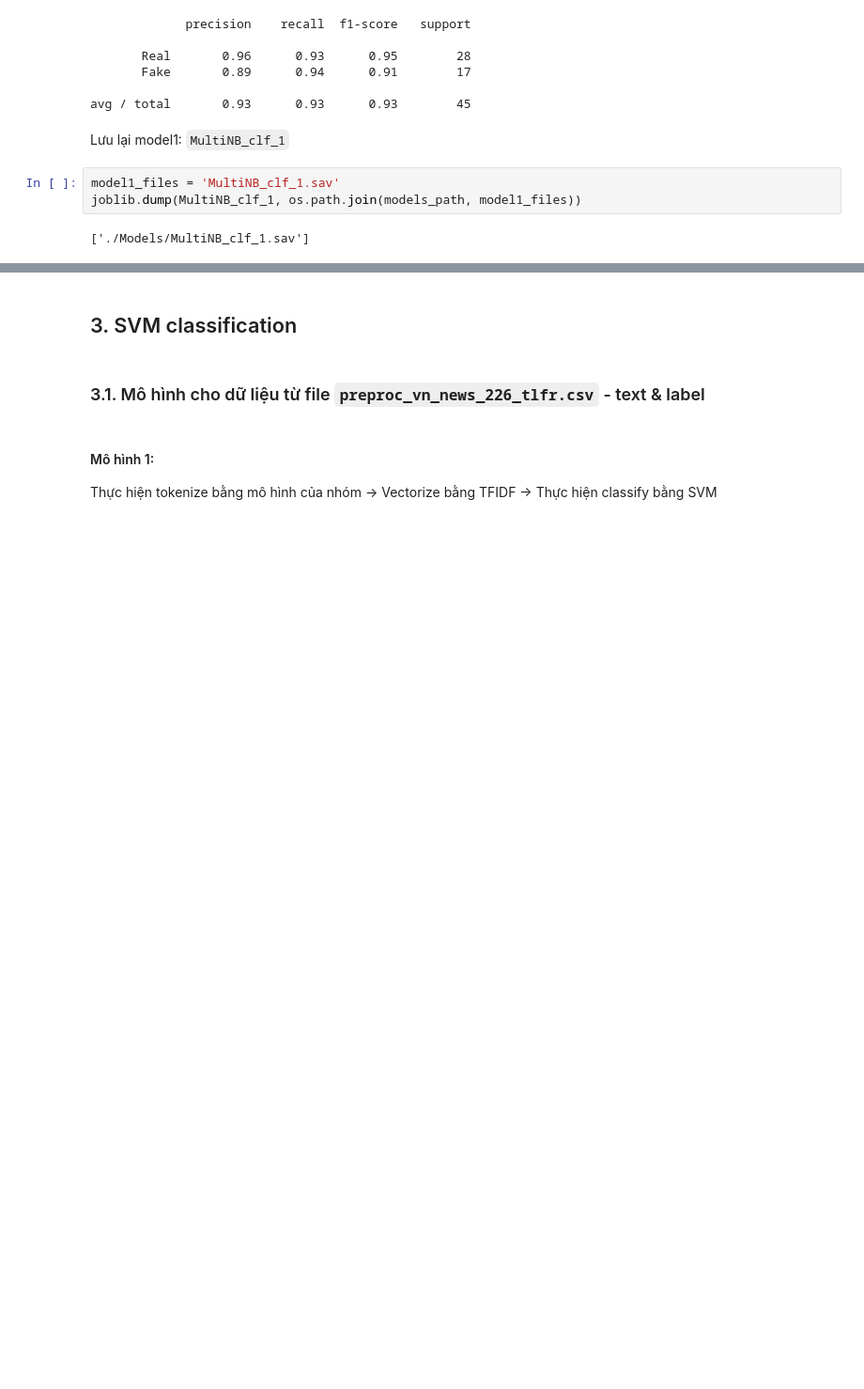
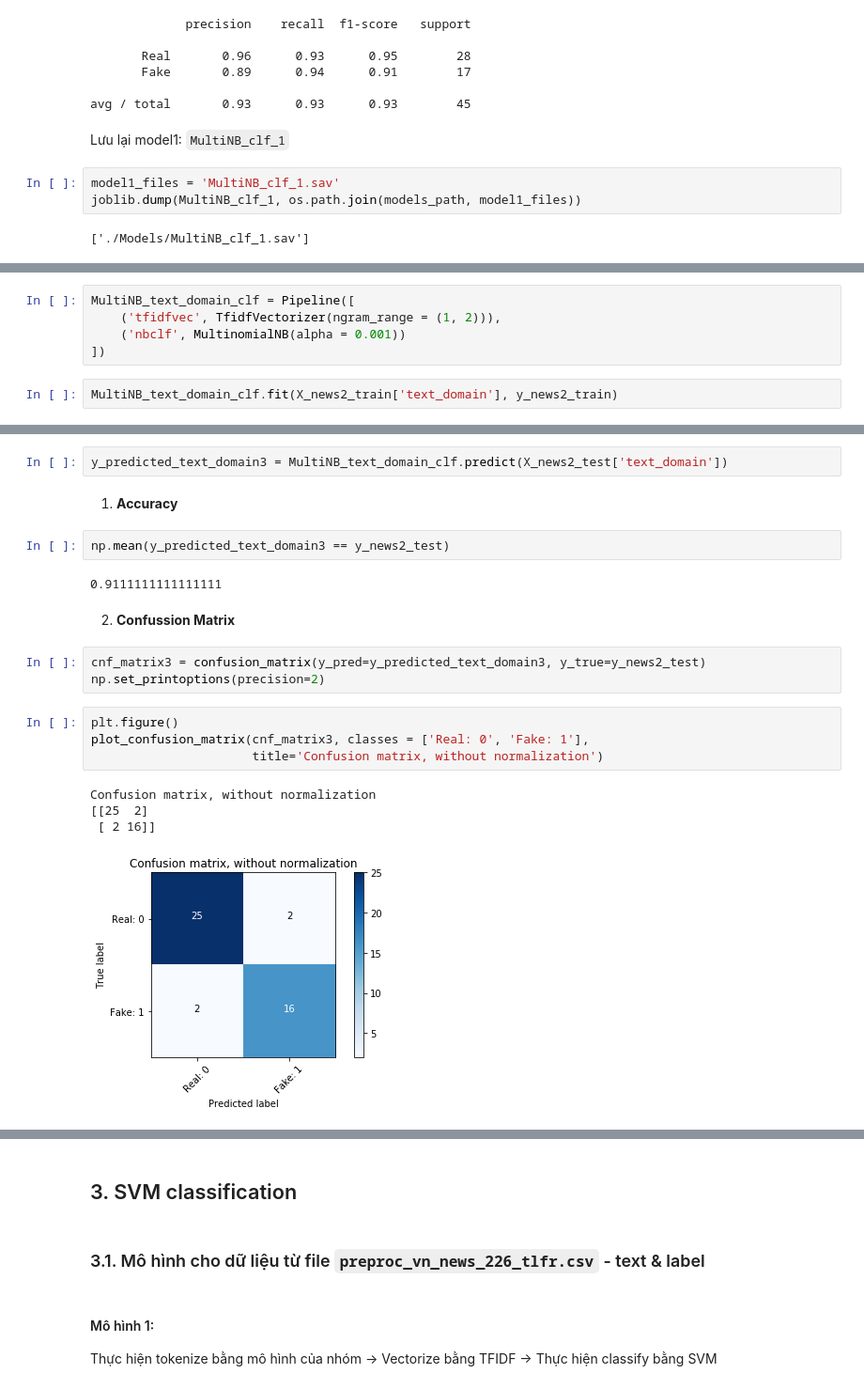
Before and after one commit to nightfury1103/vfnd-fake-news-experiences, a Jupyter notebook: classification_model.ipynb, the cells around one changed output, grey strips where cells are left out. Shown at 94% size. Cells and saved outputs as stored; diff of their text form; blank space fills up the shorter version.

```diff
--- a/classification_model.ipynb
+++ b/classification_model.ipynb
@@ -186,0 +444,7 @@ joblib.dump(MultiNB_clf_1, os.path.join(models_path, model1_files))
+# %%
+MultiNB_text_domain_clf = Pipeline([
+    ('tfidfvec', TfidfVectorizer(ngram_range = (1, 2))),
+    ('nbclf', MultinomialNB(alpha = 0.001))
+])
+# %%
+MultiNB_text_domain_clf.fit(X_news2_train['text_domain'], y_news2_train)
@@ -186,0 +460,22 @@ joblib.dump(MultiNB_clf_1, os.path.join(models_path, model1_files))
+# %%
+y_predicted_text_domain3 = MultiNB_text_domain_clf.predict(X_news2_test['text_domain'])
+# %% [markdown]
+1. __Accuracy__
+# %%
+np.mean(y_predicted_text_domain3 == y_news2_test)
+# %% [output]
+0.9111111111111111
+# %% [markdown]
+2. __Confussion Matrix__
+# %%
+cnf_matrix3 = confusion_matrix(y_pred=y_predicted_text_domain3, y_true=y_news2_test)
+np.set_printoptions(precision=2)
+# %%
+plt.figure()
+plot_confusion_matrix(cnf_matrix3, classes = ['Real: 0', 'Fake: 1'],
+                      title='Confusion matrix, without normalization')
+# %% [output]
+Confusion matrix, without normalization
+[[25  2]
+ [ 2 16]]
+[figure, added]
```
Also changed, not shown: parts of 98 cells of this notebook, 4 other files.
